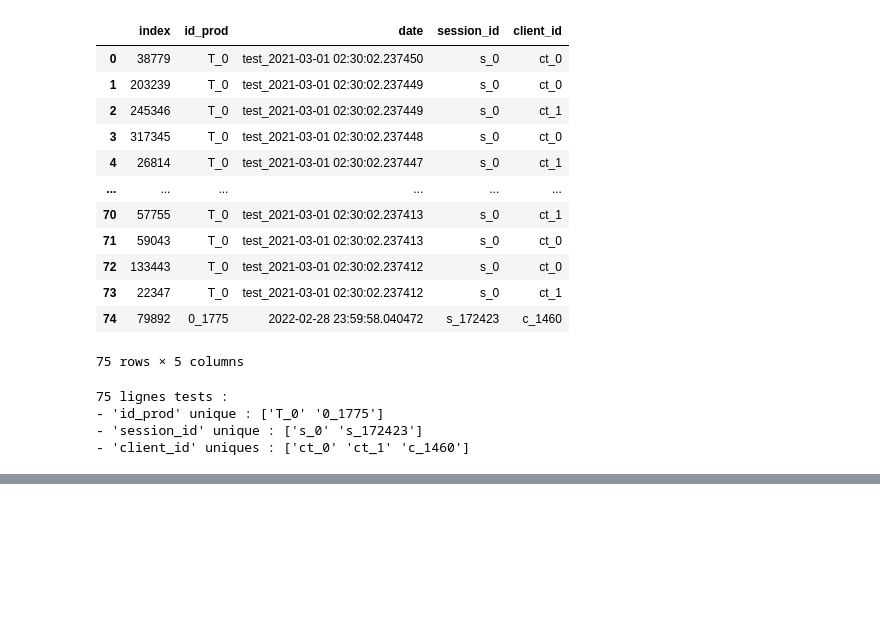
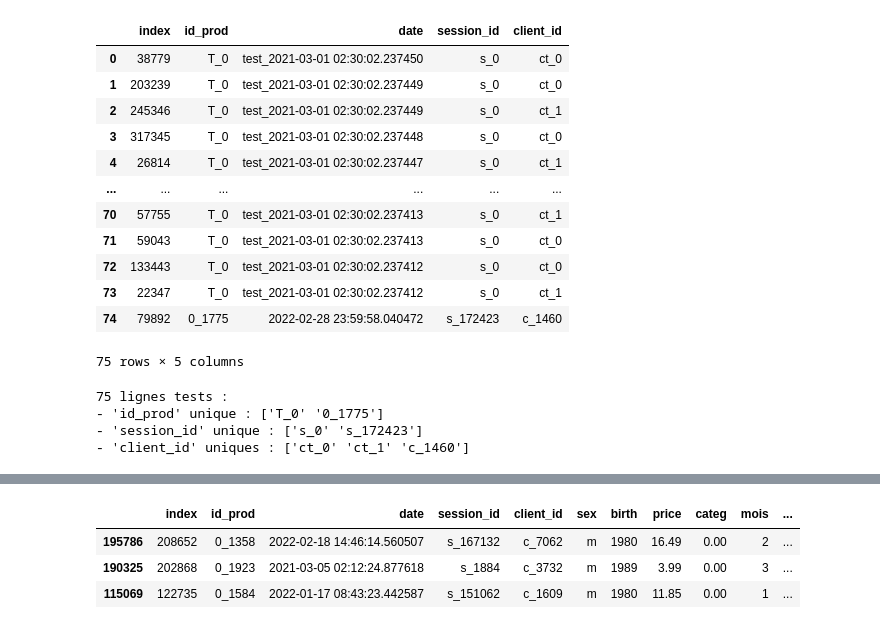
Before and after one commit to bbouya/Data_Analyst, a Jupyter notebook: analyse_vente/Analyse_Vente.ipynb, the cells around one changed output, grey strips where cells are left out. Cells and saved outputs as stored; diff of their text form; code cells hidden in the pictures; blank space fills up the shorter version.

```diff
--- a/analyse_vente/Analyse_Vente.ipynb
+++ b/analyse_vente/Analyse_Vente.ipynb
@@ -630,0 +631,45 @@ plt.show()
+# %%
+# Mois de la transaction
+df['mois'] = pd.DatetimeIndex(df['date']).month # Mois, de 1 à 12
+df.sample()
+
+df['date_fixe'] = df['date'].dt.date # Variable temporaire de date fixe (jour)
+
+df = df.merge(
+    df.groupby('client_id').count()['date'].reset_index().rename(columns={'date': 'total_ventes'}),
+    how='left', on='client_id')
+df.sample(3)
+
+df['ventes_mensuelles'] = round(df['total_ventes'] / 11)
+df.sample()
+
+df = df.merge(
+    df.pivot_table(
+        index=['client_id', 'date_fixe'],
+        values='price',
+        aggfunc='count').reset_index().pivot_table(
+        index='client_id').reset_index().rename(
+        columns={'price': 'taille_panier_moyen'}),
+    on='client_id', how='left')
+
+df = df.merge(
+    df.pivot_table(
+        index=['client_id', 'date_fixe'],
+        values='price').reset_index().pivot_table(
+        index='client_id').reset_index().rename(
+        columns={'price': 'panier_moyen'}),
+    on='client_id', how='left').drop('date_fixe', axis=1)
+
+
+df = df.merge(
+    df.pivot_table(
+    index='client_id', values='price',
+    aggfunc='sum').reset_index().rename(
+    columns={'price': 'total_achats'}),
+    on='client_id', how='left')
+df.sample(3)
+# %% [output]
+|  | index | id_prod | date | session_id | client_id | sex | birth | price | categ | mois | ... |
+| 195786 | 208652 | 0_1358 | 2022-02-18 14:46:14.560507 | s_167132 | c_7062 | m | 1980 | 16.49 | 0.00 | 2 | ... |
+| 190325 | 202868 | 0_1923 | 2021-03-05 02:12:24.877618 | s_1884 | c_3732 | m | 1989 | 3.99 | 0.00 | 3 | ... |
+| 115069 | 122735 | 0_1584 | 2022-01-17 08:43:23.442587 | s_151062 | c_1609 | m | 1980 | 11.85 | 0.00 | 1 | ... |
```
Also changed, not shown: parts of 58 cells of this notebook.
